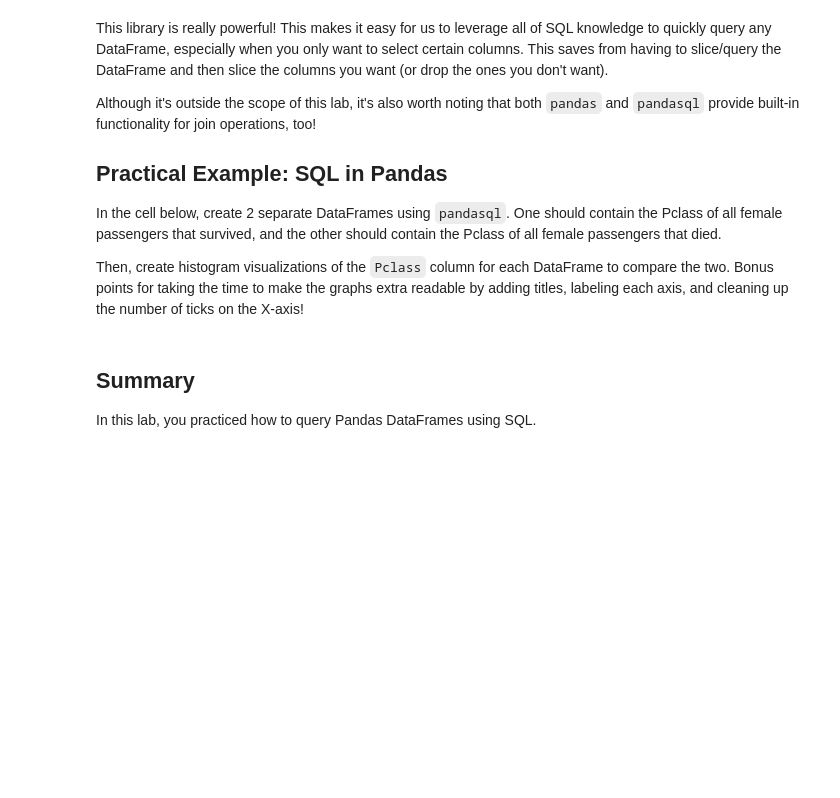
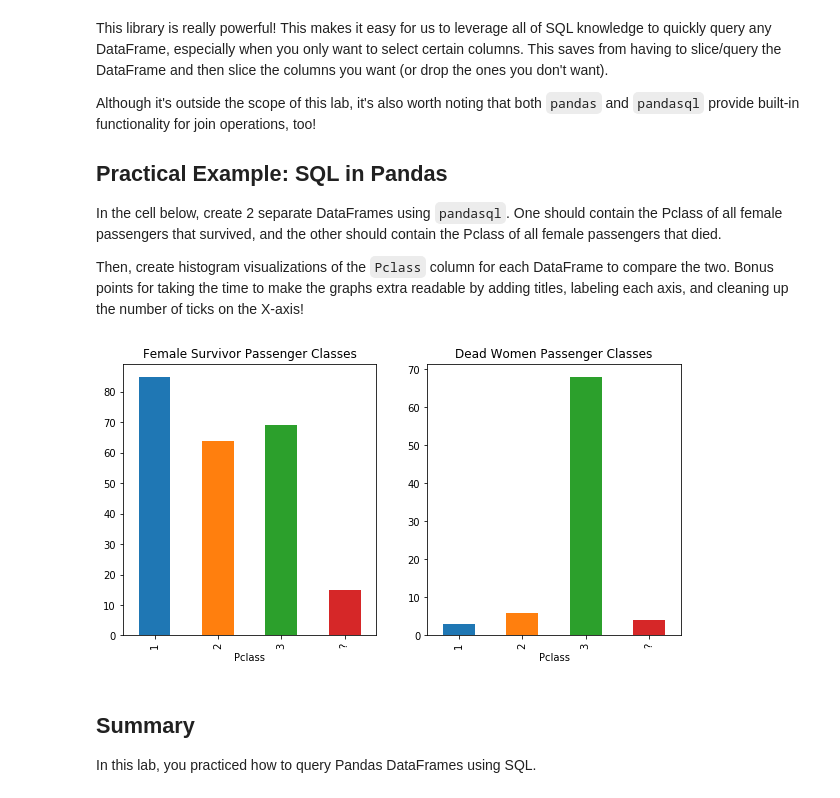
Before and after one commit to magnawhale/dsc-using-sql-with-pandas-lab-online-ds-ft-051319, a Jupyter notebook: index.ipynb, the cells around one changed output. Drawn from its saved outputs; the diff is of its cells as text; code cells hidden in the pictures; blank space fills up the shorter version.

```diff
--- a/index.ipynb
+++ b/index.ipynb
@@ -239,3 +247,5 @@ pysqldf = None
+# %%
+pysqldf = lambda q: sqldf(q, globals())
 # %% [markdown]
 Great! That will save you from having to pass `globals()` as an argument every time you query, which can get a bit tedious.
 
@@ -275,13 +322,31 @@ In the cell below, create 2 separate DataFrames using `pandasql`.  One should co
 Then, create histogram visualizations of the `Pclass` column for each DataFrame to compare the two.  Bonus points for taking the time to make the graphs extra readable by adding titles, labeling each axis, and cleaning up the number of ticks on the X-axis!
 # %%
 # Write your queries in these variables to keep your code well-formatted and readable
-q3 = None
-q4 = None
+q3 = """select Pclass, Count(*)
+     from df
+     where Survived = 1 and Sex is 'female'
+     group by 1
+     ;"""
 
-survived_females_by_pclass_df = None
-died_females_by_pclass_df = None
+q4 = """select Pclass, Count(*)
+     from df
+     where Survived = 0 and Sex is 'female'
+     group by 1
+     ;"""
 
-# Create and label the histograms for each below!
+survived_females_by_pclass_df = pysqldf(q3)
+died_females_by_pclass_df = pysqldf(q4)
+# %%
+# Create and label the histograms for each below!
+fig, axes = plt.subplots(nrows=1, ncols=2, figsize=(10,5))
+
+survived_females_by_pclass_df.set_index('Pclass')['Count(*)'].plot(kind='bar', ax=axes[0])
+axes[0].set_title('Female Survivor Passenger Classes')
+
+died_females_by_pclass_df.set_index('Pclass')['Count(*)'].plot(kind='bar', ax=axes[1])
+axes[1].set_title('Dead Women Passenger Classes');
+# %% [output]
+[figure, added]
 # %% [markdown]
 ## Summary
 
```
Also changed, not shown: parts of 7 cells of this notebook.
